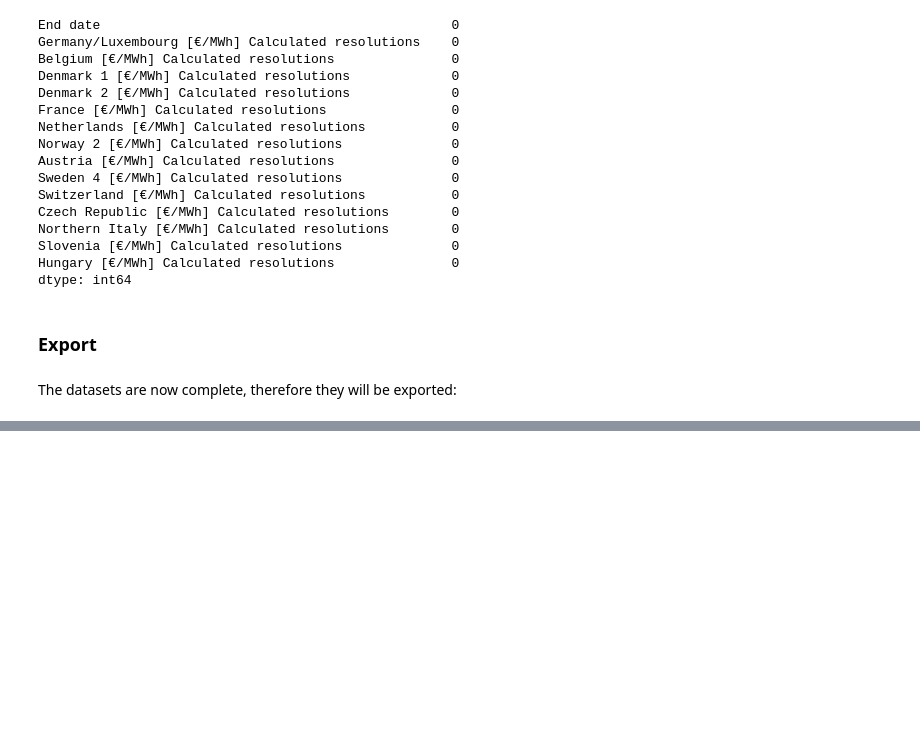
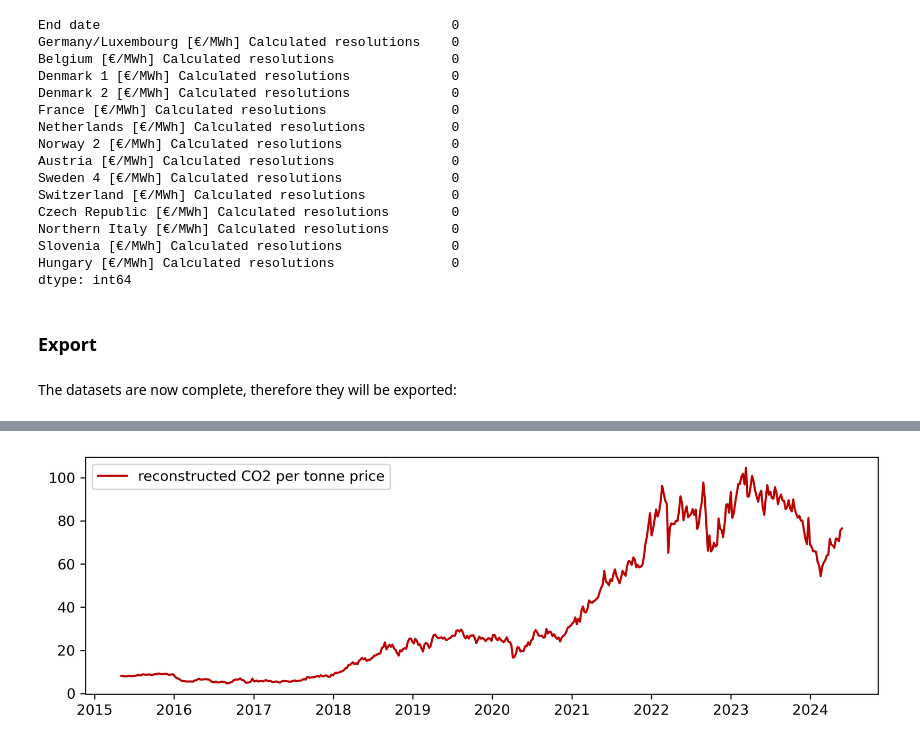
Before and after one commit to bennymiddel/Public, a Jupyter notebook: notebooks/01-data-loading-cleaning.ipynb, the cells around one changed output, grey strips where cells are left out. Cells and saved outputs as stored; diff of their text form; code cells hidden in the pictures; blank space fills up the shorter version.

```diff
--- a/notebooks/01-data-loading-cleaning.ipynb
+++ b/notebooks/01-data-loading-cleaning.ipynb
@@ -589,0 +596,6 @@ Generation.to_csv('../data/Generation.csv', index= True)
+# %%
+co2_Prices_raw = pd.read_csv('../data/raw_data/co2_Prices_raw.csv')
+# %%
+startdate = '2015-05-03'
+enddate = '2024-05-26'
+daterange = pd.date_range(start=startdate, end=enddate, freq='W')
@@ -589,0 +613,6 @@ Generation.to_csv('../data/Generation.csv', index= True)
+# %%
+co2_Prices_raw['Date'] = daterange
+co2_Prices_raw.set_index('Date', inplace=True)
+# %%
+# (y_org / 255.758)*76.510 = y_new 255.758 os the old y_org at the date 2025-05-26 and y_new is the actual price at this point
+co2_Prices_raw['y_new'] = (co2_Prices_raw['y_org']/(co2_Prices_raw.loc[co2_Prices_raw.index.max(),'y_org']))*76.510
@@ -589,0 +625,7 @@ Generation.to_csv('../data/Generation.csv', index= True)
+# %%
+plt.figure(figsize=(10,3),dpi = 300)
+plt.plot(co2_Prices_raw['y_new'], color = '#bc0000', label ='reconstructed CO2 per tonne price')
+plt.legend()
+plt.show()
+# %% [output]
+[figure, added]
```
Also changed, not shown: parts of 14 cells of this notebook.
